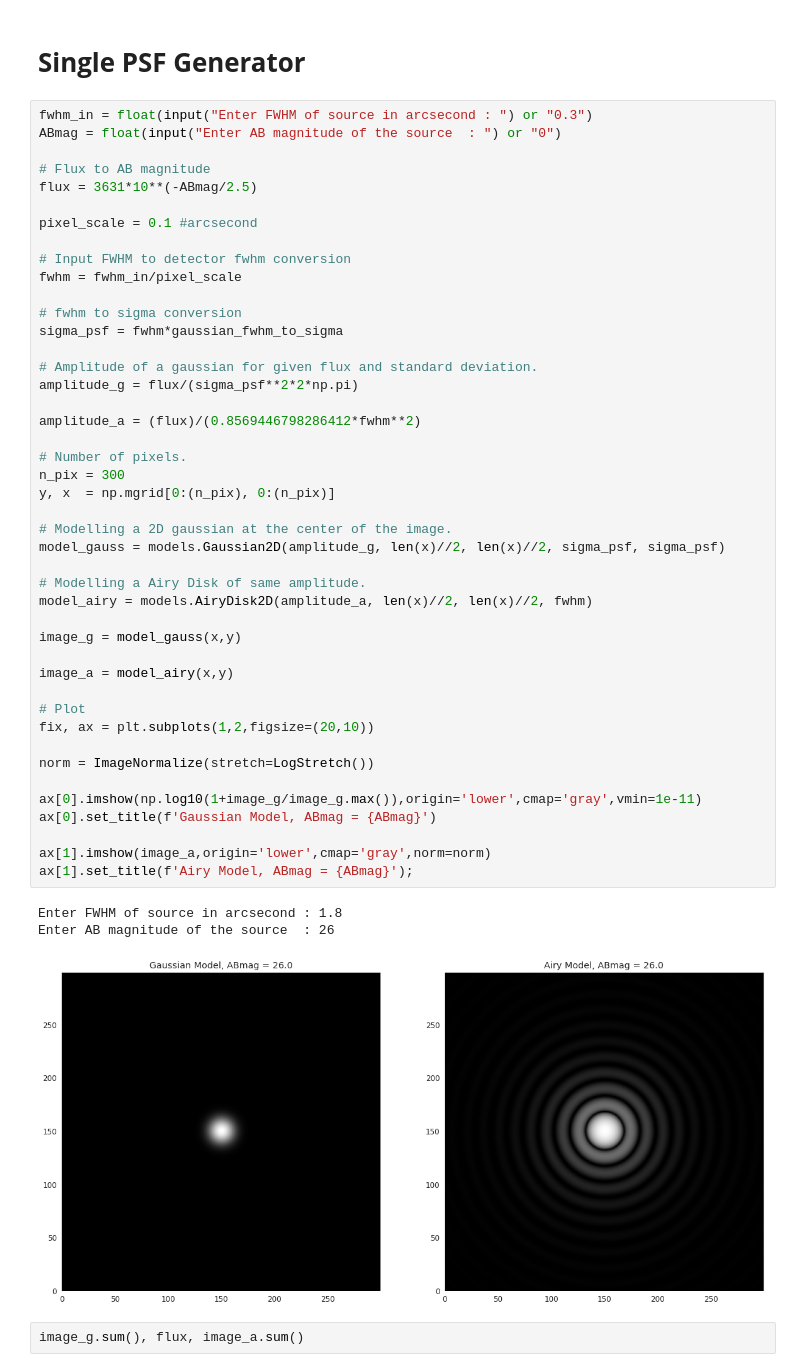
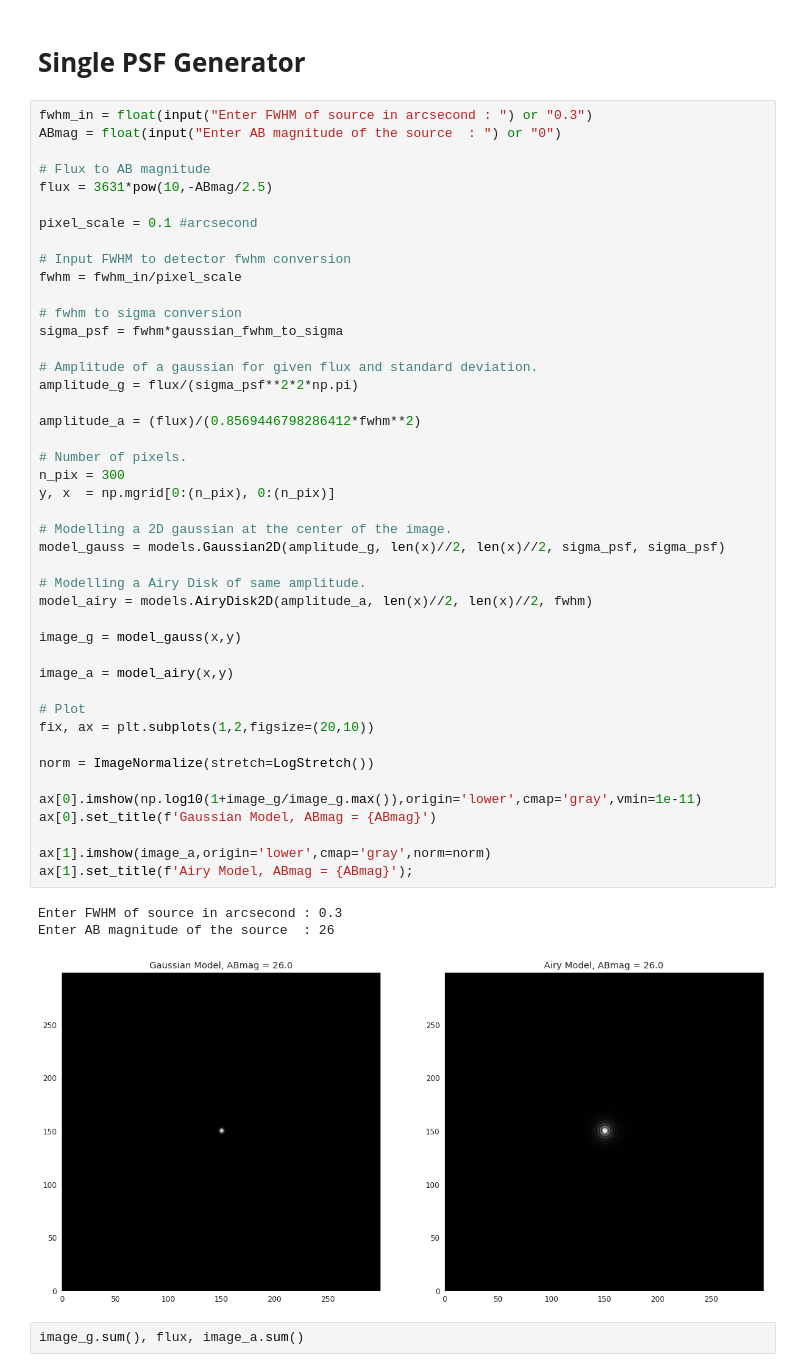
Before and after one commit to Jack3690/INSIST, a Jupyter notebook: PSF_Simulator.ipynb, the cells around one changed output. Saved outputs shown, nothing was run; the diff lists cells and outputs as text.

```diff
--- a/PSF_Simulator.ipynb
+++ b/PSF_Simulator.ipynb
@@ -52,7 +52,7 @@ fwhm_in = float(input("Enter FWHM of source in arcsecond : ") or "0.3")
 ABmag = float(input("Enter AB magnitude of the source  : ") or "0")
 
 # Flux to AB magnitude
-flux = 3631*10**(-ABmag/2.5)
+flux = 3631*pow(10,-ABmag/2.5)
 
 pixel_scale = 0.1 #arcsecond
 
@@ -66,35 +66,35 @@ sigma_psf = fwhm*gaussian_fwhm_to_sigma
 amplitude_g = flux/(sigma_psf**2*2*np.pi)
 
 amplitude_a = (flux)/(0.8569446798286412*fwhm**2)
 
 # Number of pixels.
 n_pix = 300
 y, x  = np.mgrid[0:(n_pix), 0:(n_pix)]
 
 # Modelling a 2D gaussian at the center of the image.
 model_gauss = models.Gaussian2D(amplitude_g, len(x)//2, len(x)//2, sigma_psf, sigma_psf)
 
 # Modelling a Airy Disk of same amplitude.
 model_airy = models.AiryDisk2D(amplitude_a, len(x)//2, len(x)//2, fwhm)
 
 image_g = model_gauss(x,y)
 
 image_a = model_airy(x,y)
 
 # Plot
 fix, ax = plt.subplots(1,2,figsize=(20,10))
 
 norm = ImageNormalize(stretch=LogStretch())
 
 ax[0].imshow(np.log10(1+image_g/image_g.max()),origin='lower',cmap='gray',vmin=1e-11)
 ax[0].set_title(f'Gaussian Model, ABmag = {ABmag}')
 
 ax[1].imshow(image_a,origin='lower',cmap='gray',norm=norm)
 ax[1].set_title(f'Airy Model, ABmag = {ABmag}');
 # %% [output]
-Enter FWHM of source in arcsecond : 1.8
+Enter FWHM of source in arcsecond : 0.3
 Enter AB magnitude of the source  : 26
-[figure, old version]
+[figure, new version]
 # %%
 image_g.sum(), flux, image_a.sum()
 # %% [output]
```
Also changed, not shown: parts of 19 cells of this notebook.
